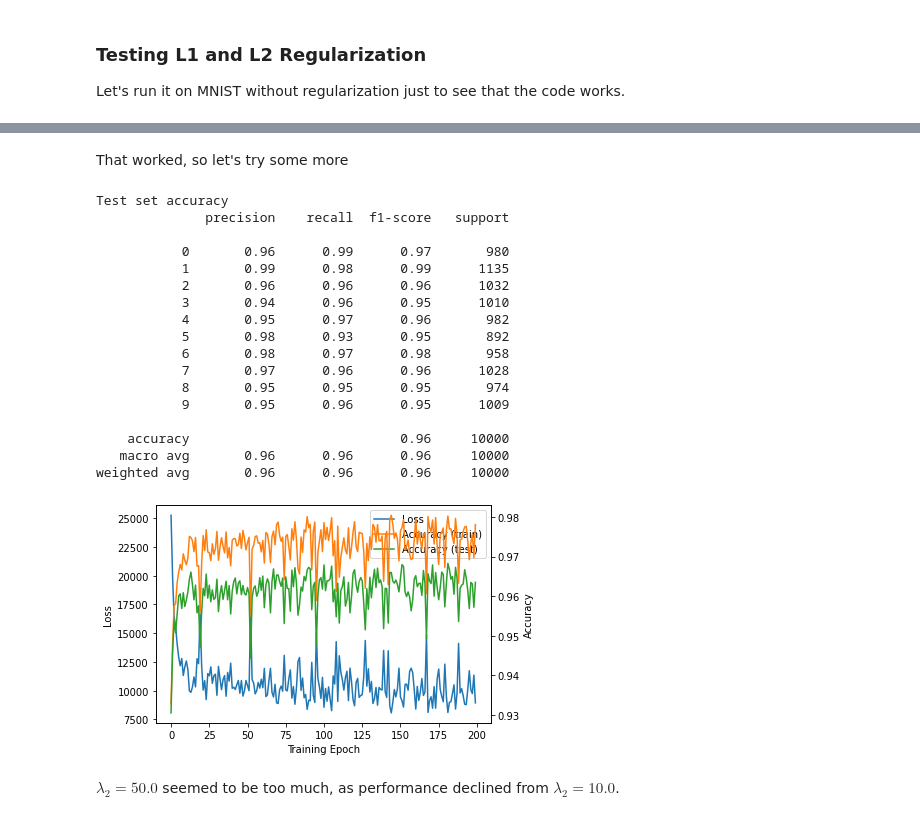
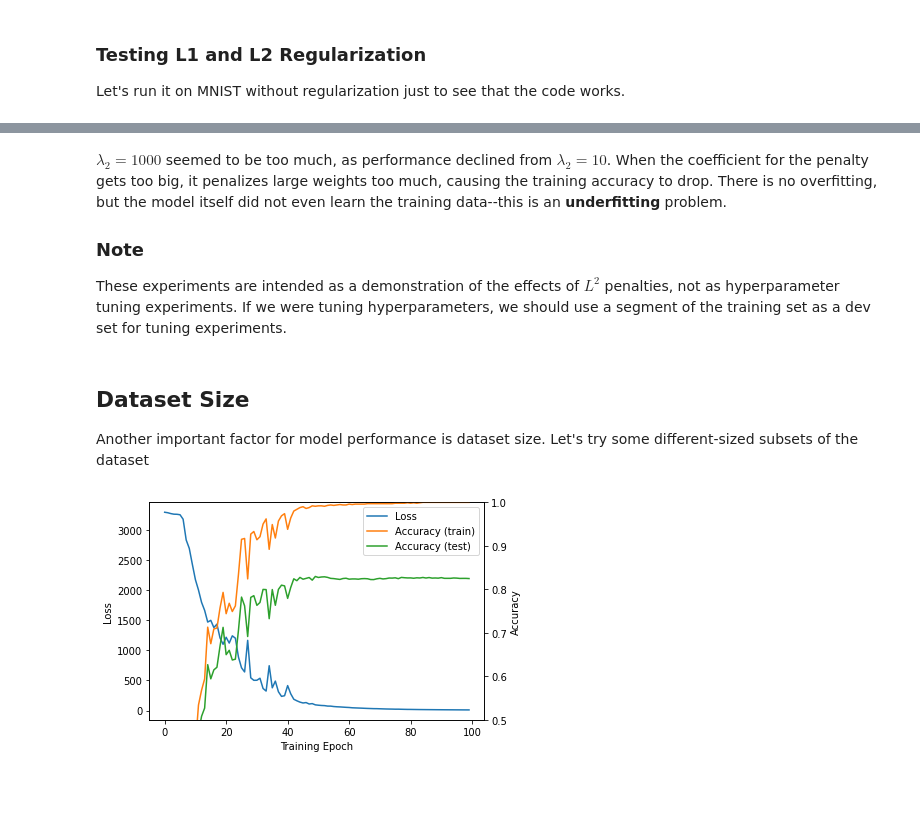
Before and after one commit to rtwhite1546/Fall-2021-Neural-Networks, a Jupyter notebook: Week-5-Regularization-Convergence/Week5.ipynb, the cells around one changed output, grey strips where cells are left out. Saved outputs shown, nothing was run; the diff lists cells and outputs as text; code cells hidden in the pictures; blank space fills up the shorter version.

```diff
--- a/Week-5-Regularization-Convergence/Week5.ipynb
+++ b/Week-5-Regularization-Convergence/Week5.ipynb
@@ -159,7 +161,6 @@ class FeedforwardNeuralNetwork:
                 # make a list of output activations from the first layer
                 # (just the original x values)
                 A = [np.atleast_2d(x)]
-                Z = [np.atleast_2d(x)]
 
                 # feed forward
                 for layer in np.arange(0, len(self.W)):
@@ -215,10 +216,12 @@ class FeedforwardNeuralNetwork:
                     trainAccuracies.append(trainAccuracy)
                     losses.append(loss)
 
+                    # print('Epoch =', epoch + 1, '\tloss =', loss)
+
                 # otherwise, simply print the training loss
                 else:
                     losses.append(loss)
-                    print('Epoch =', epoch + 1, 'loss = ', loss)
+                    print('Epoch =', epoch + 1, '\tloss =', loss)
 
         # if we chose to print the performance, plot loss, training accuracy, and test accuracy for each epoch
         if printPerformance:
@@ -232,6 +235,7 @@ class FeedforwardNeuralNetwork:
 
             # make another y axis using the same x axis
             ax2 = ax1.twinx()
+            ax2.set_ylim([0.5, 1])
 
             # plot the accuracy
             p2 = ax2.plot(np.arange(0, epochs, update), trainAccuracies, label = 'Accuracy (train)', color = 'tab:orange')
@@ -308,8 +312,8 @@ trainX = trainX.reshape([60000, 28*28])
 testX = testX.reshape([10000, 28*28])
 
 # fit the model to the training data
-model = FeedforwardNeuralNetwork([784, 32, 16, 10], 0.01, 0.0, 0.0, 32, 'cross-entropy')
-model.fit(trainX, trainY, testX, testY, 200, 1)
+model = FeedforwardNeuralNetwork([784, 16, 16, 10], 0.05, 0.0, 0.0, 32, 'cross-entropy')
+model.fit(trainX, trainY, testX, testY, 100, 1)
 
 print("Test set accuracy")
 testY = to_categorical(testY)
@@ -331,8 +365,8 @@ trainX = trainX.reshape([60000, 28*28])
 testX = testX.reshape([10000, 28*28])
 
 # fit the model to the training data
-model = FeedforwardNeuralNetwork([784, 32, 16, 10], 0.05, 0.0, 0.0, 32, 'cross-entropy')
-model.fit(trainX, trainY, testX, testY, 200, 1)
+model = FeedforwardNeuralNetwork([784, 16, 16, 10], 0.05, 0.0, 10.0, 32, 'cross-entropy')
+model.fit(trainX, trainY, testX, testY, 100, 1)
 
 print("Test set accuracy")
 testY = to_categorical(testY)
@@ -358,8 +392,8 @@ trainX = trainX.reshape([60000, 28*28])
 testX = testX.reshape([10000, 28*28])
 
 # fit the model to the training data
-model = FeedforwardNeuralNetwork([784, 32, 16, 10], 0.05, 0.0, 10.0, 32, 'cross-entropy')
-model.fit(trainX, trainY, testX, testY, 200, 1)
+model = FeedforwardNeuralNetwork([784, 32, 16, 10], 0.1, 0.0, 1000.0, 32, 'cross-entropy')
+model.fit(trainX, trainY, testX, testY, 100, 1)
 
 print("Test set accuracy")
 testY = to_categorical(testY)
@@ -390,46 +424,32 @@ weighted avg       0.96      0.96      0.96     10000
-# %% [markdown]
-That worked, so let's try some more
+# %% [markdown]
+$\lambda_2=1000$ seemed to be too much, as performance declined from $\lambda_2=10$. When the coefficient for the penalty gets too big, it penalizes large weights too much, causing the training accuracy to drop. There is no overfitting, but the model itself did not even learn the training data--this is an **underfitting** problem.
+
+### Note
+
+These experiments are intended as a demonstration of the effects of $L^2$ penalties, not as hyperparameter tuning experiments. If we were tuning hyperparameters, we should use a segment of the training set as a dev set for tuning experiments.
+# %% [markdown]
+## Dataset Size
+
+Another important factor for model performance is dataset size. Let's try some different-sized subsets of the dataset
 # %%
+n = 1000
+
 # load the full MNIST dataset: both data and labels
 ((trainX, trainY), (testX, testY)) = mnist.load_data()
+
+trainX = trainX[:n]
+trainY = trainY[:n]
 
 # scale the data to values in [0,1]
 trainX = trainX.astype('float32')/255.0
 testX = testX.astype('float32')/255.0
 
 # reshape the data
-trainX = trainX.reshape([60000, 28*28])
+trainX = trainX.reshape([n, 28*28])
 testX = testX.reshape([10000, 28*28])
 
 # fit the model to the training data
-model = FeedforwardNeuralNetwork([784, 32, 16, 10], 0.05, 0.0, 50.0, 32, 'cross-entropy')
-model.fit(trainX, trainY, testX, testY, 200, 1)
-
-print("Test set accuracy")
-testY = to_categorical(testY)
-predictedY = model.predict(testX)
-predictedY = predictedY.argmax(axis=1)
-
-testY = testY.argmax(axis=1)
-print(classification_report(testY, predictedY))
+model = FeedforwardNeuralNetwork([784, 32, 16, 10], 0.1, 0.0, 0.0, 32, 'cross-entropy')
+model.fit(trainX, trainY, testX, testY, 100, 1)
 # %% [output]
-Test set accuracy
-              precision    recall  f1-score   support
-
-           0       0.96      0.99      0.97       980
-           1       0.99      0.98      0.99      1135
-           2       0.96      0.96      0.96      1032
-           3       0.94      0.96      0.95      1010
-           4       0.95      0.97      0.96       982
-           5       0.98      0.93      0.95       892
-           6       0.98      0.97      0.98       958
-           7       0.97      0.96      0.96      1028
-           8       0.95      0.95      0.95       974
-           9       0.95      0.96      0.95      1009
-
-    accuracy                           0.96     10000
-   macro avg       0.96      0.96      0.96     10000
-weighted avg       0.96      0.96      0.96     10000
-[figure, old version]
+[figure, new version]
-# %% [markdown]
-$\lambda_2=50.0$ seemed to be too much, as performance declined from $\lambda_2=10.0$.
```
Also changed, not shown: parts of 11 cells of this notebook, 2 other files.
